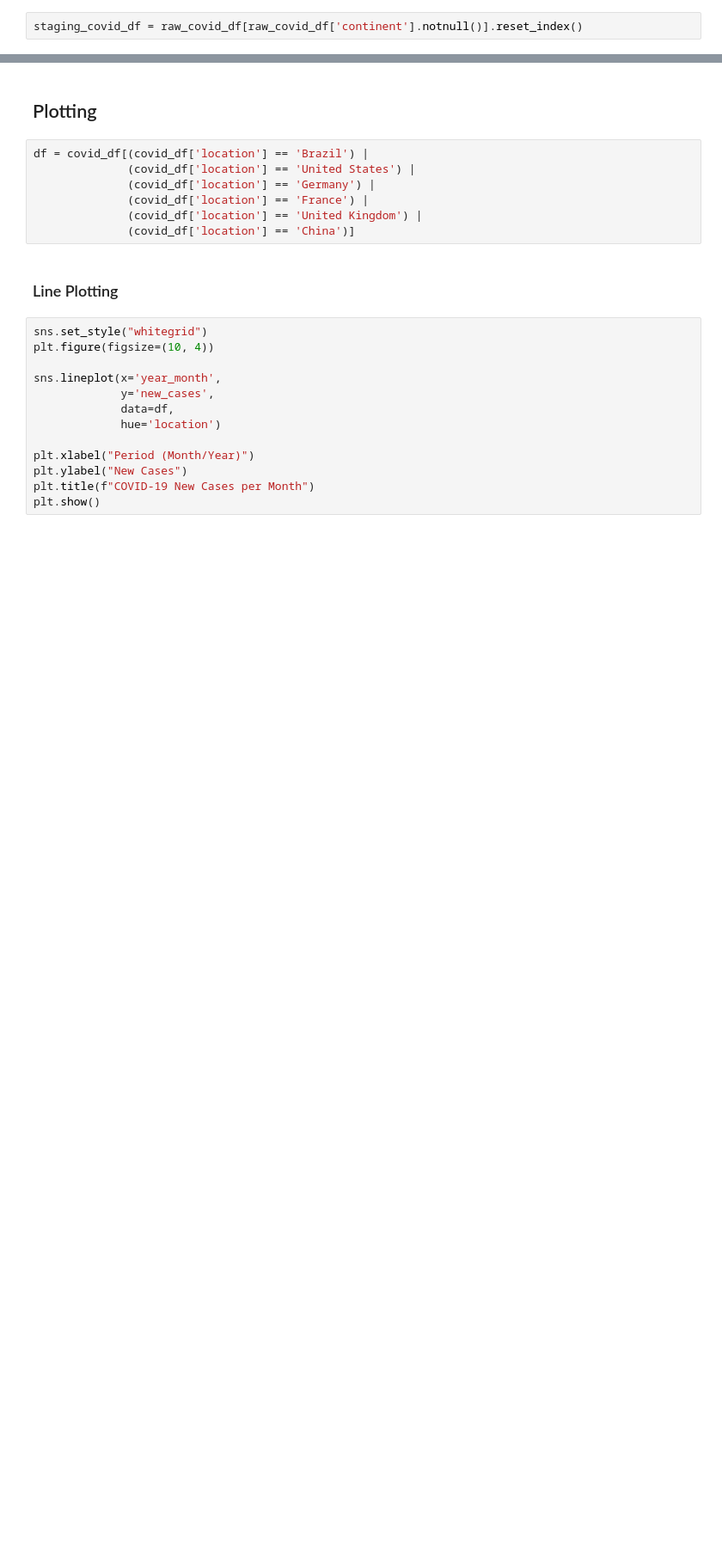
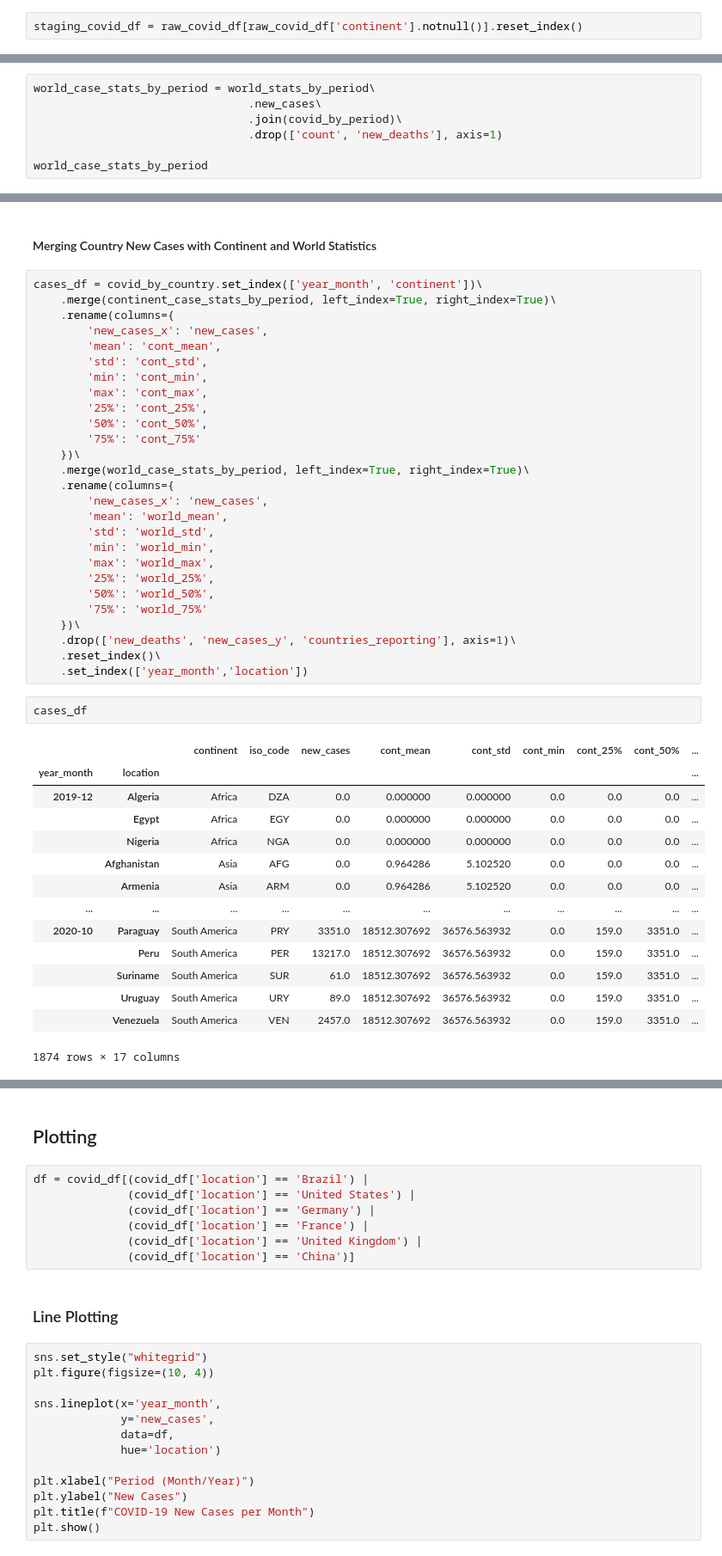
Before and after one commit to iobruno/kaggle-data-vis, a Jupyter notebook: notebooks/covid-19_analysis.ipynb, the cells around one changed output, grey strips where cells are left out. Shown: that part at 86% size. Cells and saved outputs as stored; diff of their text form; blank space fills up the shorter version.

```diff
--- a/notebooks/covid-19_analysis.ipynb
+++ b/notebooks/covid-19_analysis.ipynb
@@ -62,0 +157,7 @@ covid_df.tail(10)
+# %%
+world_case_stats_by_period = world_stats_by_period\
+                                .new_cases\
+                                .join(covid_by_period)\
+                                .drop(['count', 'new_deaths'], axis=1)
+
+world_case_stats_by_period
@@ -62,0 +228,46 @@ covid_df.tail(10)
+# %% [markdown]
+#### Merging Country New Cases with Continent and World Statistics
+# %%
+cases_df = covid_by_country.set_index(['year_month', 'continent'])\
+    .merge(continent_case_stats_by_period, left_index=True, right_index=True)\
+    .rename(columns={
+        'new_cases_x': 'new_cases',
+        'mean': 'cont_mean',
+        'std': 'cont_std',
+        'min': 'cont_min',
+        'max': 'cont_max',
+        '25%': 'cont_25%',
+        '50%': 'cont_50%',
+        '75%': 'cont_75%'
+    })\
+    .merge(world_case_stats_by_period, left_index=True, right_index=True)\
+    .rename(columns={
+        'new_cases_x': 'new_cases',
+        'mean': 'world_mean',
+        'std': 'world_std',
+        'min': 'world_min',
+        'max': 'world_max',
+        '25%': 'world_25%',
+        '50%': 'world_50%',
+        '75%': 'world_75%'
+    })\
+    .drop(['new_deaths', 'new_cases_y', 'countries_reporting'], axis=1)\
+    .reset_index()\
+    .set_index(['year_month','location'])
+# %%
+cases_df
+# %% [output]
+|  |  | continent | iso_code | new_cases | cont_mean | cont_std | cont_min | cont_25% | cont_50% | ... |
+| year_month | location |  |  |  |  |  |  |  |  | ... |
+| 2019-12 | Algeria | Africa | DZA | 0.0 | 0.000000 | 0.000000 | 0.0 | 0.0 | 0.0 | ... |
+|  | Egypt | Africa | EGY | 0.0 | 0.000000 | 0.000000 | 0.0 | 0.0 | 0.0 | ... |
+|  | Nigeria | Africa | NGA | 0.0 | 0.000000 | 0.000000 | 0.0 | 0.0 | 0.0 | ... |
+|  | Afghanistan | Asia | AFG | 0.0 | 0.964286 | 5.102520 | 0.0 | 0.0 | 0.0 | ... |
+|  | Armenia | Asia | ARM | 0.0 | 0.964286 | 5.102520 | 0.0 | 0.0 | 0.0 | ... |
+| ... | ... | ... | ... | ... | ... | ... | ... | ... | ... | ... |
+| 2020-10 | Paraguay | South America | PRY | 3351.0 | 18512.307692 | 36576.563932 | 0.0 | 159.0 | 3351.0 | ... |
+|  | Peru | South America | PER | 13217.0 | 18512.307692 | 36576.563932 | 0.0 | 159.0 | 3351.0 | ... |
+|  | Suriname | South America | SUR | 61.0 | 18512.307692 | 36576.563932 | 0.0 | 159.0 | 3351.0 | ... |
+|  | Uruguay | South America | URY | 89.0 | 18512.307692 | 36576.563932 | 0.0 | 159.0 | 3351.0 | ... |
+|  | Venezuela | South America | VEN | 2457.0 | 18512.307692 | 36576.563932 | 0.0 | 159.0 | 3351.0 | ... |
+1874 rows × 17 columns
```
Also changed, not shown: parts of 34 cells of this notebook.
